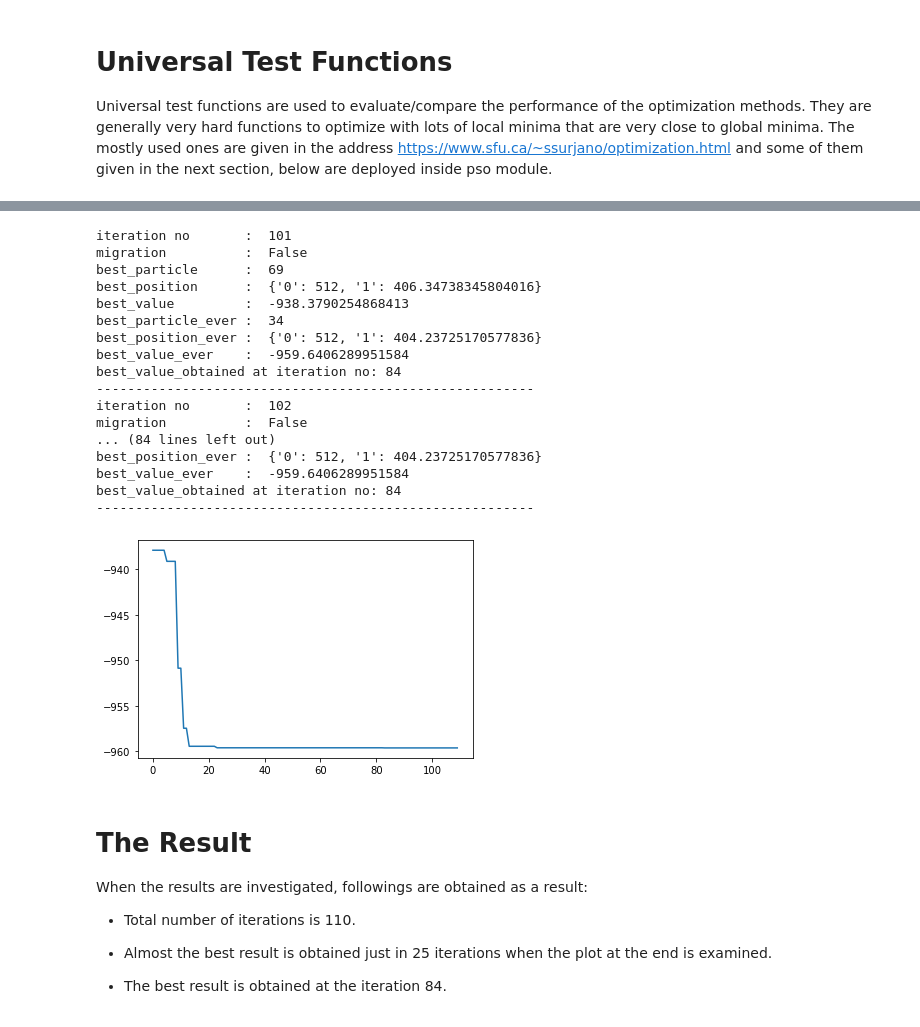
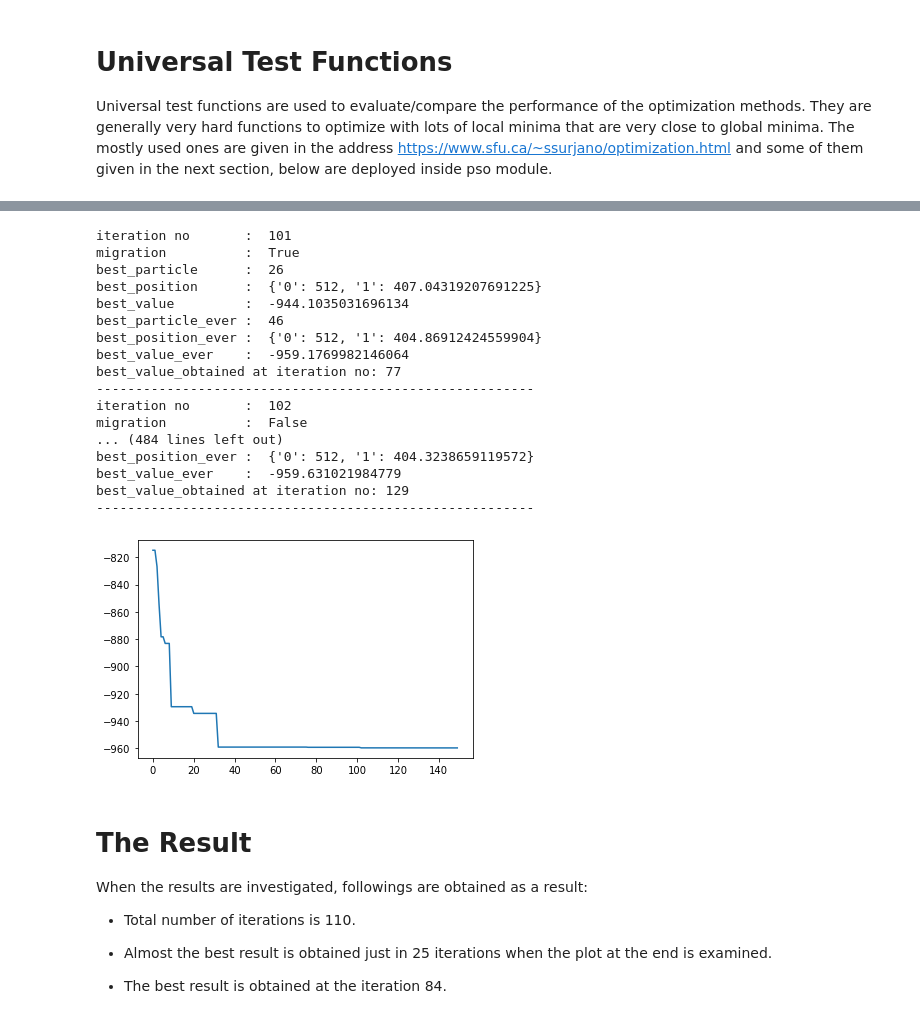
Before and after one commit to ibrahimkaya754/Particle-Swarm-Optimization-PSO-, a Jupyter notebook: PSO-module.ipynb, the cells around one changed output, grey strips where cells are left out. Cells and saved outputs as stored; diff of their text form; code cells hidden in the pictures.

```diff
--- a/PSO-module.ipynb
+++ b/PSO-module.ipynb
@@ -36,26 +39,26 @@ utf = universal_test_functions()
 particles = swarm(func=utf.functions['egg'],number_of_particles=100,display=True)
 # %%
 # Iterate Optimization
-particles.update(iteration=10)
+particles.update(iteration=50)
 # %% [output]
 iteration no       :  101
-migration          :  False
-best_particle      :  69
-best_position      :  {'0': 512, '1': 406.34738345804016}
-best_value         :  -938.3790254868413
-best_particle_ever :  34
-best_position_ever :  {'0': 512, '1': 404.23725170577836}
-best_value_ever    :  -959.6406289951584
-best_value_obtained at iteration no: 84
+migration          :  True
+best_particle      :  26
+best_position      :  {'0': 512, '1': 407.04319207691225}
+best_value         :  -944.1035031696134
+best_particle_ever :  46
+best_position_ever :  {'0': 512, '1': 404.86912424559904}
+best_value_ever    :  -959.1769982146064
+best_value_obtained at iteration no: 77
 --------------------------------------------------------
 iteration no       :  102
 migration          :  False
-... (84 lines left out)
-best_position_ever :  {'0': 512, '1': 404.23725170577836}
-best_value_ever    :  -959.6406289951584
-best_value_obtained at iteration no: 84
+... (484 lines left out)
+best_position_ever :  {'0': 512, '1': 404.3238659119572}
+best_value_ever    :  -959.631021984779
+best_value_obtained at iteration no: 129
 --------------------------------------------------------
-[figure, old version]
+[figure, new version]
 # %% [markdown]
 # The Result
 
```
Also changed, not shown: parts of 1 cell of this notebook, 1 other file.
